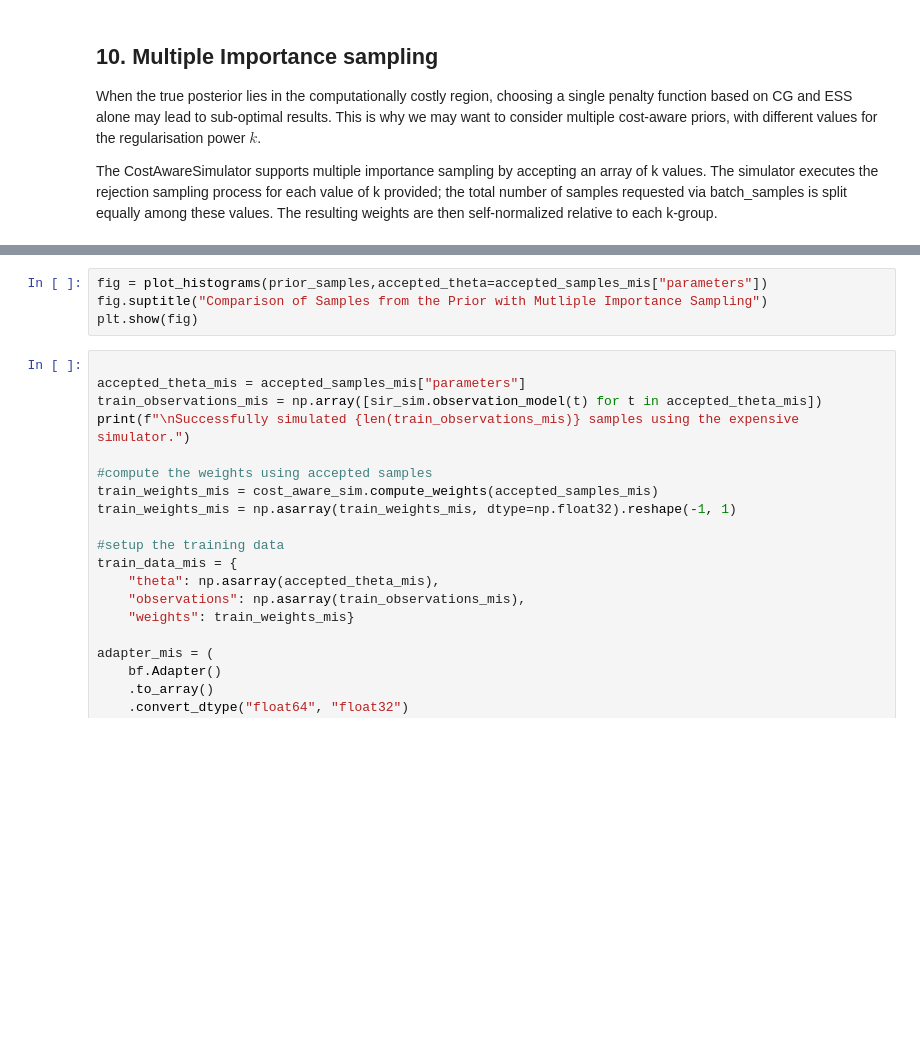
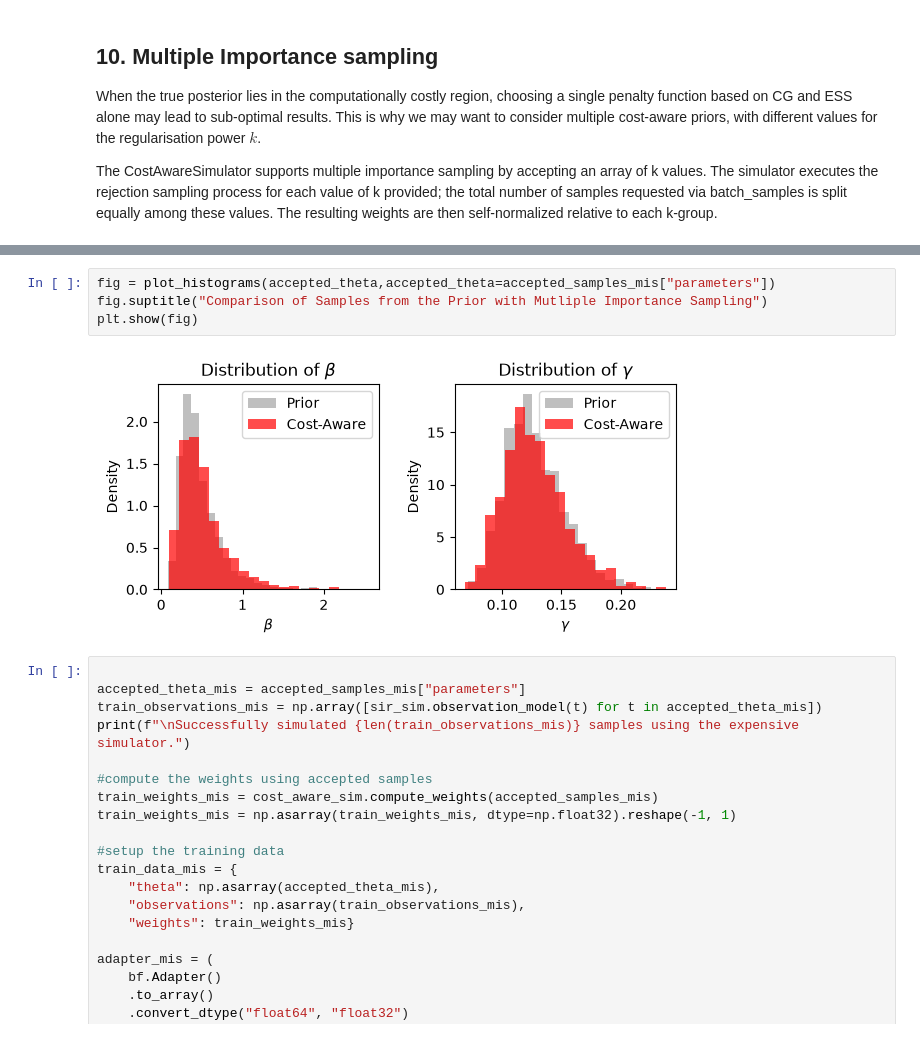
Before and after one commit to julia-sand/bayesflow, a Jupyter notebook: examples/Cost_Aware_Sampling.ipynb, the cells around one changed output, grey strips where cells are left out. Cells and saved outputs as stored; diff of their text form; blank space fills up the shorter version.

```diff
--- a/examples/Cost_Aware_Sampling.ipynb
+++ b/examples/Cost_Aware_Sampling.ipynb
@@ -414,7 +351,9 @@ plt.show(fig)
 # %%
-fig = plot_histograms(prior_samples,accepted_theta=accepted_samples_mis["parameters"])
+fig = plot_histograms(accepted_theta,accepted_theta=accepted_samples_mis["parameters"])
 fig.suptitle("Comparison of Samples from the Prior with Mutliple Importance Sampling")
 plt.show(fig)
+# %% [output]
+[figure, added]
 # %%
 
 accepted_theta_mis = accepted_samples_mis["parameters"]
```
Also changed, not shown: parts of 17 cells of this notebook, 1 other file.
